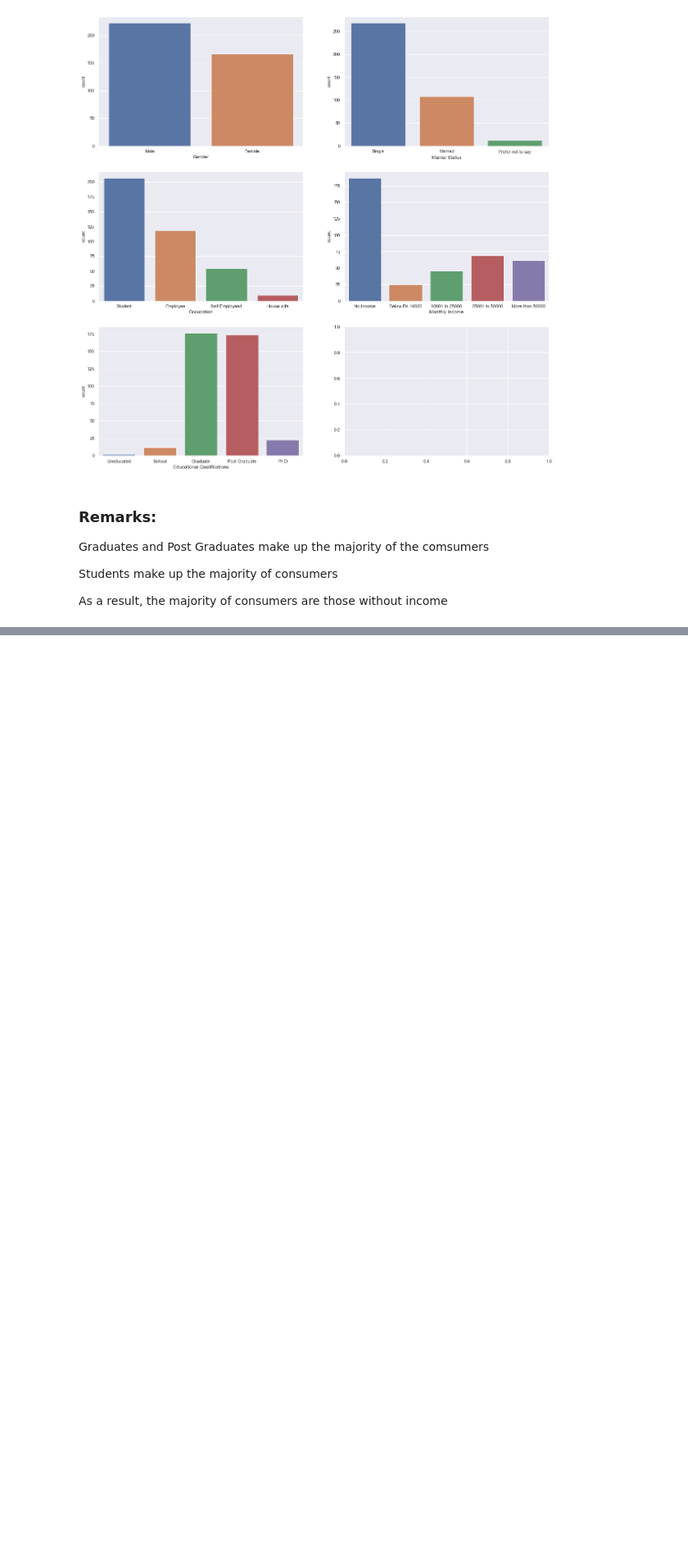
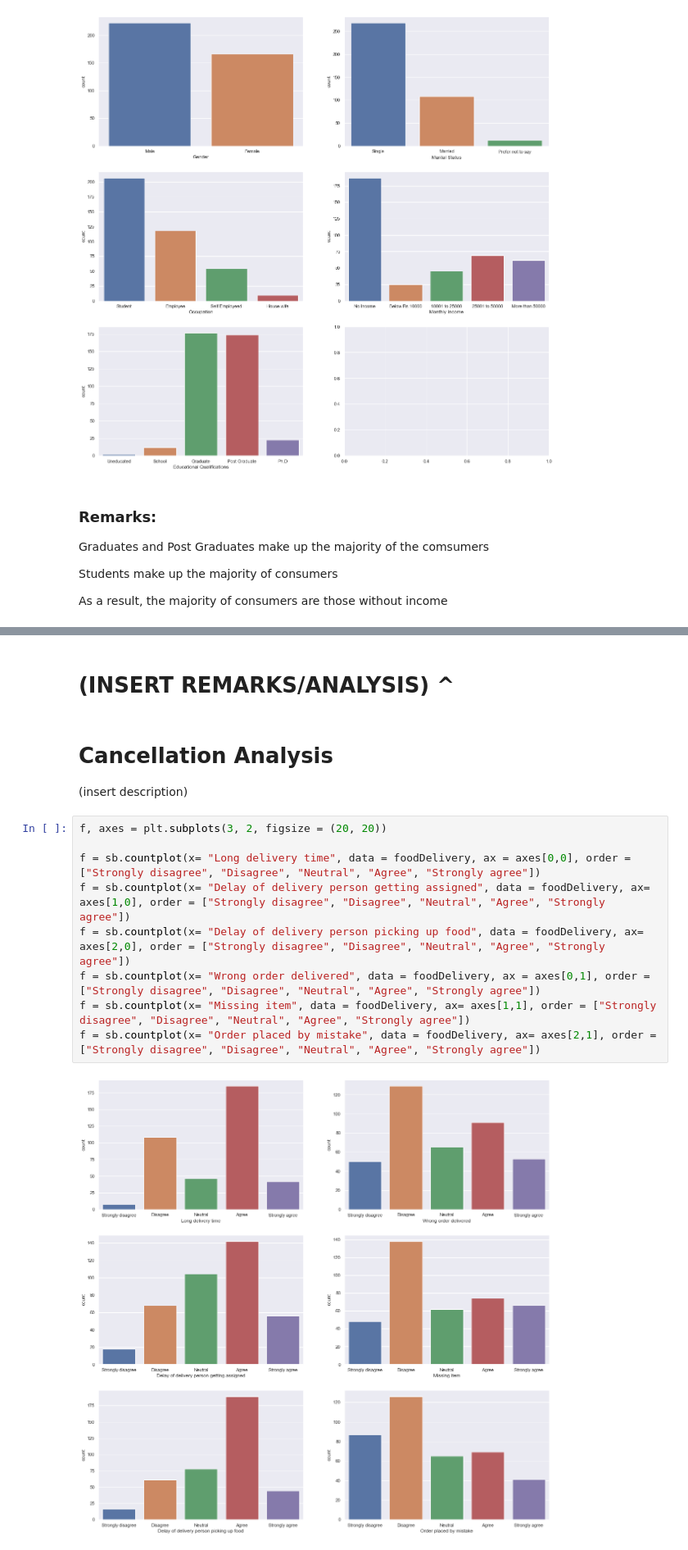
Before and after one commit to DanielxDante/restaurant-conundrum, a Jupyter notebook: Online Food Delivery Preferences.ipynb, the cells around one changed output, grey strips where cells are left out. Shown: that part at 82% size. Drawn from its saved outputs; the diff is of its cells as text; blank space fills up the shorter version.

```diff
--- a/Online Food Delivery Preferences.ipynb
+++ b/Online Food Delivery Preferences.ipynb
@@ -104,0 +190,16 @@ As a result, the majority of consumers are those without income
+# %% [markdown]
+# (INSERT REMARKS/ANALYSIS) ^
+# %% [markdown]
+# Cancellation Analysis
+(insert description)
+# %%
+f, axes = plt.subplots(3, 2, figsize = (20, 20))
+
+f = sb.countplot(x= "Long delivery time", data = foodDelivery, ax = axes[0,0], order = ["Strongly disagree", "Disagree", "Neutral", "Agree", "Strongly agree"])
+f = sb.countplot(x= "Delay of delivery person getting assigned", data = foodDelivery, ax= axes[1,0], order = ["Strongly disagree", "Disagree", "Neutral", "Agree", "Strongly agree"])
+f = sb.countplot(x= "Delay of delivery person picking up food", data = foodDelivery, ax= axes[2,0], order = ["Strongly disagree", "Disagree", "Neutral", "Agree", "Strongly agree"])
+f = sb.countplot(x= "Wrong order delivered", data = foodDelivery, ax = axes[0,1], order = ["Strongly disagree", "Disagree", "Neutral", "Agree", "Strongly agree"])
+f = sb.countplot(x= "Missing item", data = foodDelivery, ax= axes[1,1], order = ["Strongly disagree", "Disagree", "Neutral", "Agree", "Strongly agree"])
+f = sb.countplot(x= "Order placed by mistake", data = foodDelivery, ax= axes[2,1], order = ["Strongly disagree", "Disagree", "Neutral", "Agree", "Strongly agree"])
+# %% [output]
+[figure, added]
```
Also changed, not shown: parts of 20 cells of this notebook.
